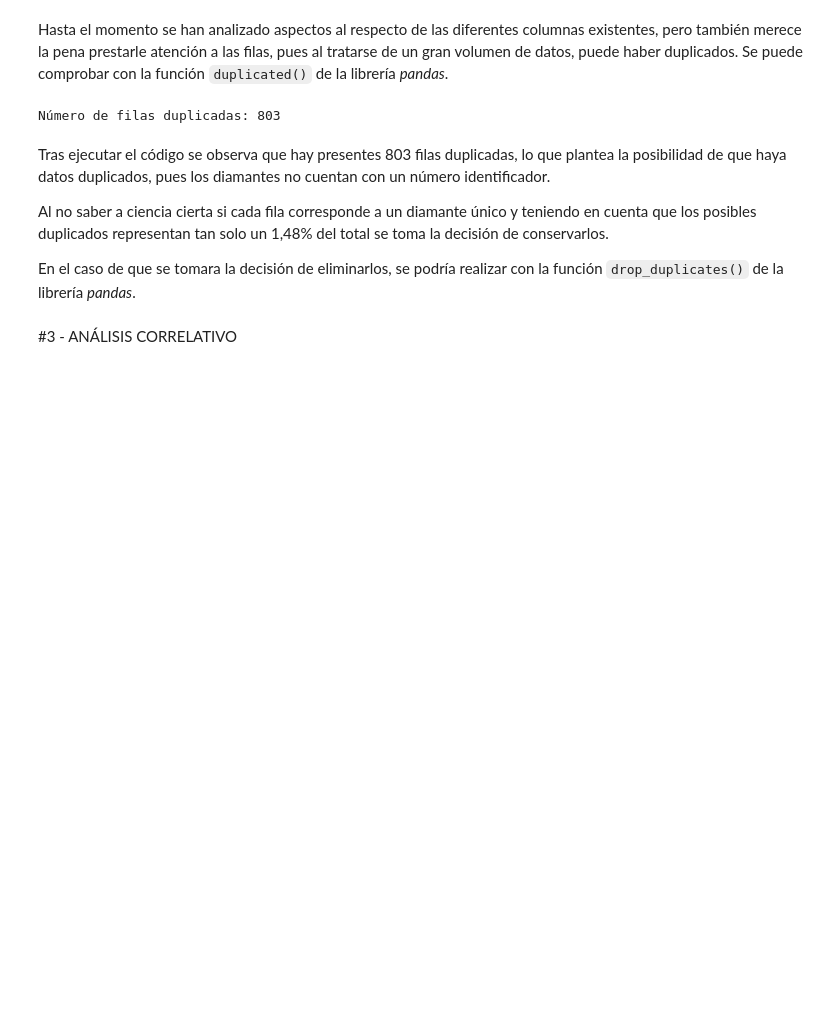
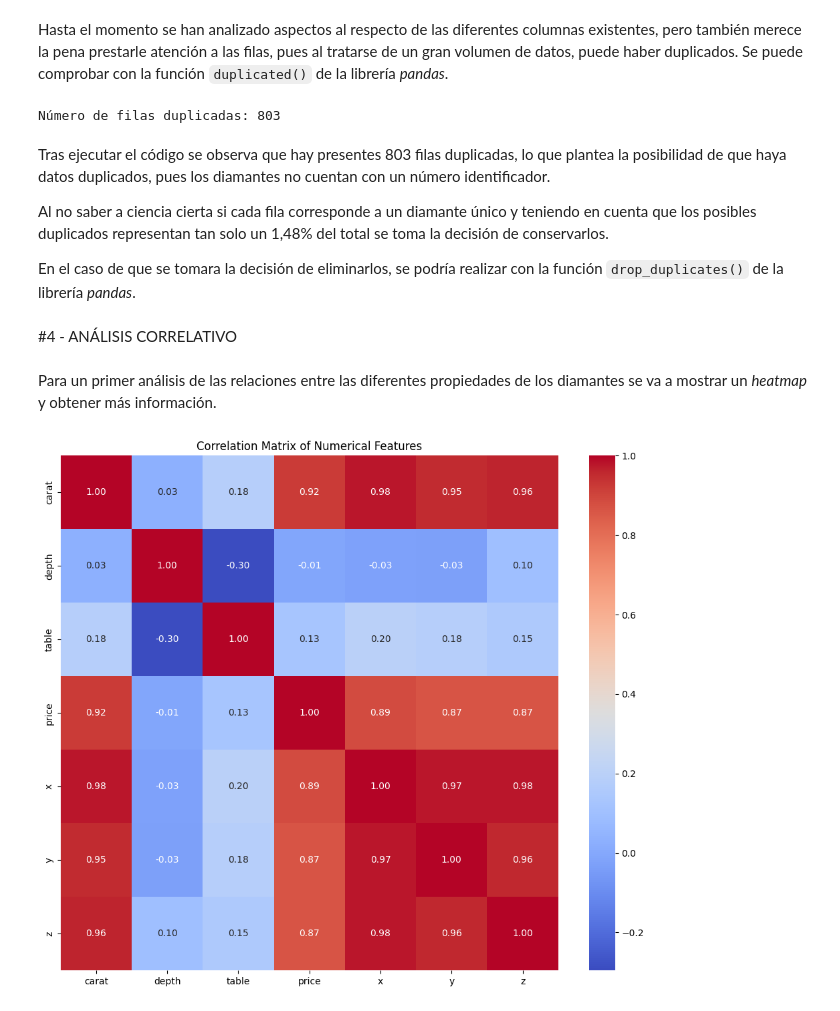
Before and after one commit to robertomartinezedu/Curso-IA-BigData, a Jupyter notebook: PIA_UD1_Entrega1.ipynb, the cells around one changed output. Cells and saved outputs as stored; diff of their text form; code cells hidden in the pictures; blank space fills up the shorter version.

````diff
--- a/PIA_UD1_Entrega1.ipynb
+++ b/PIA_UD1_Entrega1.ipynb
@@ -123,3 +174,5 @@ Cinco de ellas corresponden a medidas de los diamantes, y entre esas cinco se po
+# %%
+df = df[(df[['x','y','z']] != 0).all(axis=1)]
 # %% [markdown]
 Con respecto a las columnas con datos categóricos, que son ```cut```, ```color``` y ```clarity``` se ha decidido respetar sus datos para realizar un análisis correlativo con el resto de propiedades del diamante y observar si pueden ser relevantes y ofrecer algún tipo de información.
 Como se observaba en la primera inspección de los datos, estas tres columnas corresponden a categorías, y podemos visualizar todos los datos diferentes que contienen de la siguiente forma:
@@ -150,4 +203,16 @@ Al no saber a ciencia cierta si cada fila corresponde a un diamante único y ten
 
 En el caso de que se tomara la decisión de eliminarlos, se podría realizar con la función `drop_duplicates()` de la librería _pandas_.
 # %% [markdown]
-#3 - ANÁLISIS CORRELATIVO
+#4 - ANÁLISIS CORRELATIVO
+# %% [markdown]
+Para un primer análisis de las relaciones entre las diferentes propiedades de los diamantes se va a mostrar un _heatmap_ y obtener más información.
+# %%
+#Selecciono únicamente las columnas numéricas
+numerical_df = df.select_dtypes(include=['number'])
+
+plt.figure(figsize=(12, 10))
+sns.heatmap(numerical_df.corr(), annot=True, cmap='coolwarm', fmt=".2f")
+plt.title('Correlation Matrix of Numerical Features')
+plt.show()
+# %% [output]
+[figure, added]
````
Also changed, not shown: parts of 7 cells of this notebook.
